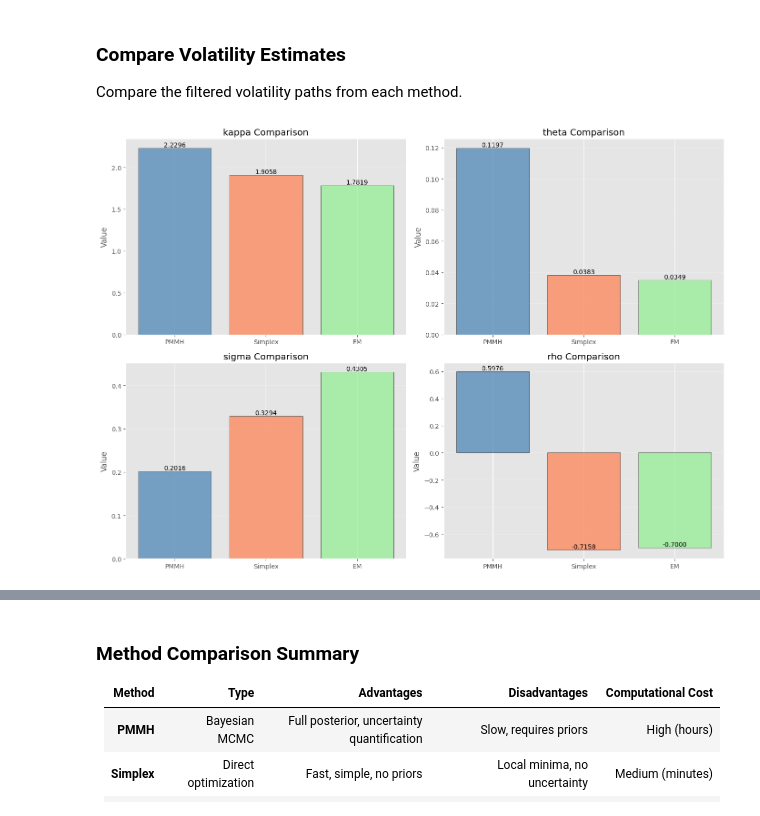
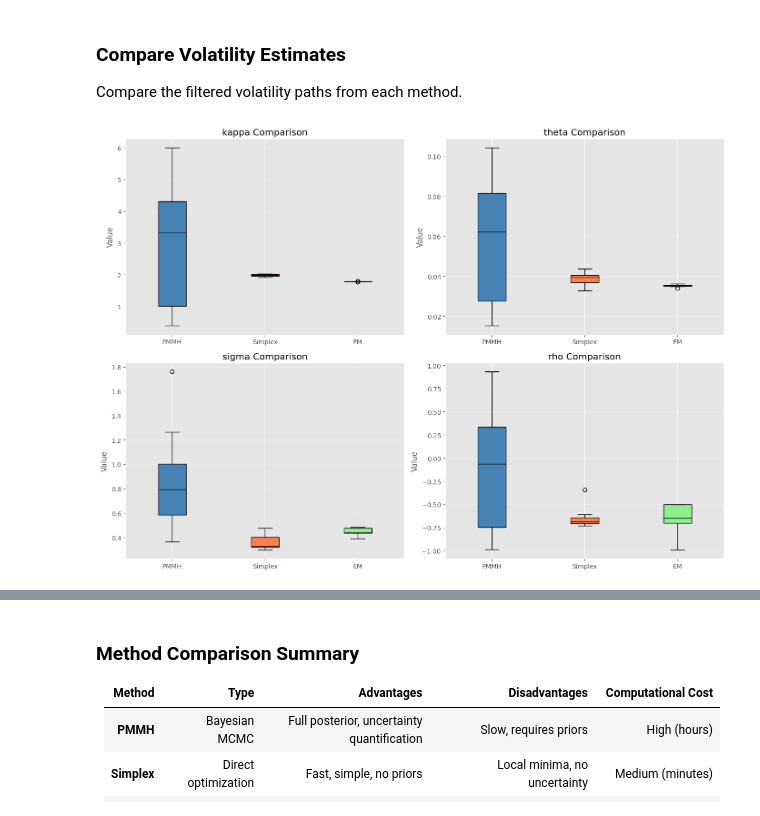
Before and after one commit to MichaelCarloH/heston-particle-filter-calibration, a Jupyter notebook: notebooks/exploration/step2_parameter_estimation_comparison.ipynb, the cells around one changed output, grey strips where cells are left out. Cells and saved outputs as stored; diff of their text form; code cells hidden in the pictures.

```diff
--- a/notebooks/exploration/step2_parameter_estimation_comparison.ipynb
+++ b/notebooks/exploration/step2_parameter_estimation_comparison.ipynb
@@ -407,42 +708,38 @@ Best method: EM
 
 Compare the filtered volatility paths from each method.
 # %%
-# Create comparison plots
 fig, axes = plt.subplots(2, 2, figsize=(14, 10))
 axes = axes.flatten()
 
 param_names = ['kappa', 'theta', 'sigma', 'rho']
 methods = ['PMMH', 'Simplex', 'EM']
-colors = ['steelblue', 'coral', 'lightgreen']
 
 for i, param in enumerate(param_names):
-    values = [
-        params_pmmh.get(param, np.nan),
-        params_simplex.get(param, np.nan),
-        params_em.get(param, np.nan),
+    data = [
+        [d[param] for d in params_pmmh_list],
+        [d[param] for d in params_simplex_list],
+        [d[param] for d in params_em_list],
     ]
 
-    bars = axes[i].bar(methods, values, color=colors, alpha=0.7, edgecolor='black')
+    bp = axes[i].boxplot(
+        data,
+        labels=methods,
+        patch_artist=True,
+        boxprops=dict(facecolor='lightgray', edgecolor='black'),
+        medianprops=dict(color='black'),
+    )
+    for box, color in zip(bp['boxes'], colors):
+        box.set_facecolor(color)
+        box.set_edgecolor('black')
+
     axes[i].set_title(f'{param} Comparison')
     axes[i].set_ylabel('Value')
     axes[i].grid(True, alpha=0.3, axis='y')
 
-    # Add value labels on bars
-    for bar, val in zip(bars, values):
-        if not np.isnan(val):
-            height = bar.get_height()
-            axes[i].text(
-                bar.get_x() + bar.get_width() / 2.0,
-                height,
-                f'{val:.4f}',
-                ha='center',
-                va='bottom',
-            )
-
 plt.tight_layout()
 plt.show()
 # %% [output]
-[figure, old version]
+[figure, new version]
 # %%
 # Get volatility estimates from each method
 # PMMH
```
Also changed, not shown: parts of 6 cells of this notebook.
